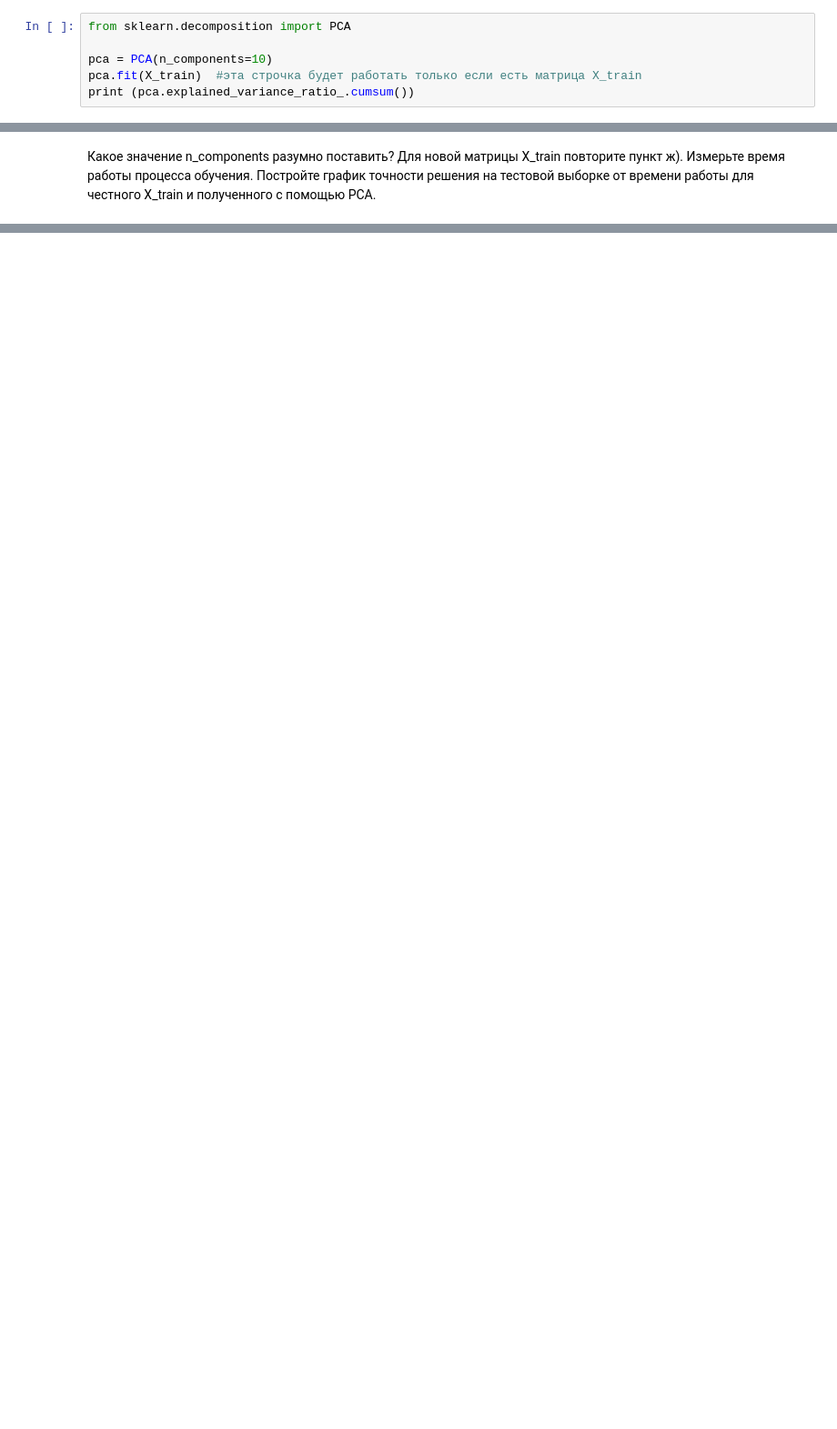
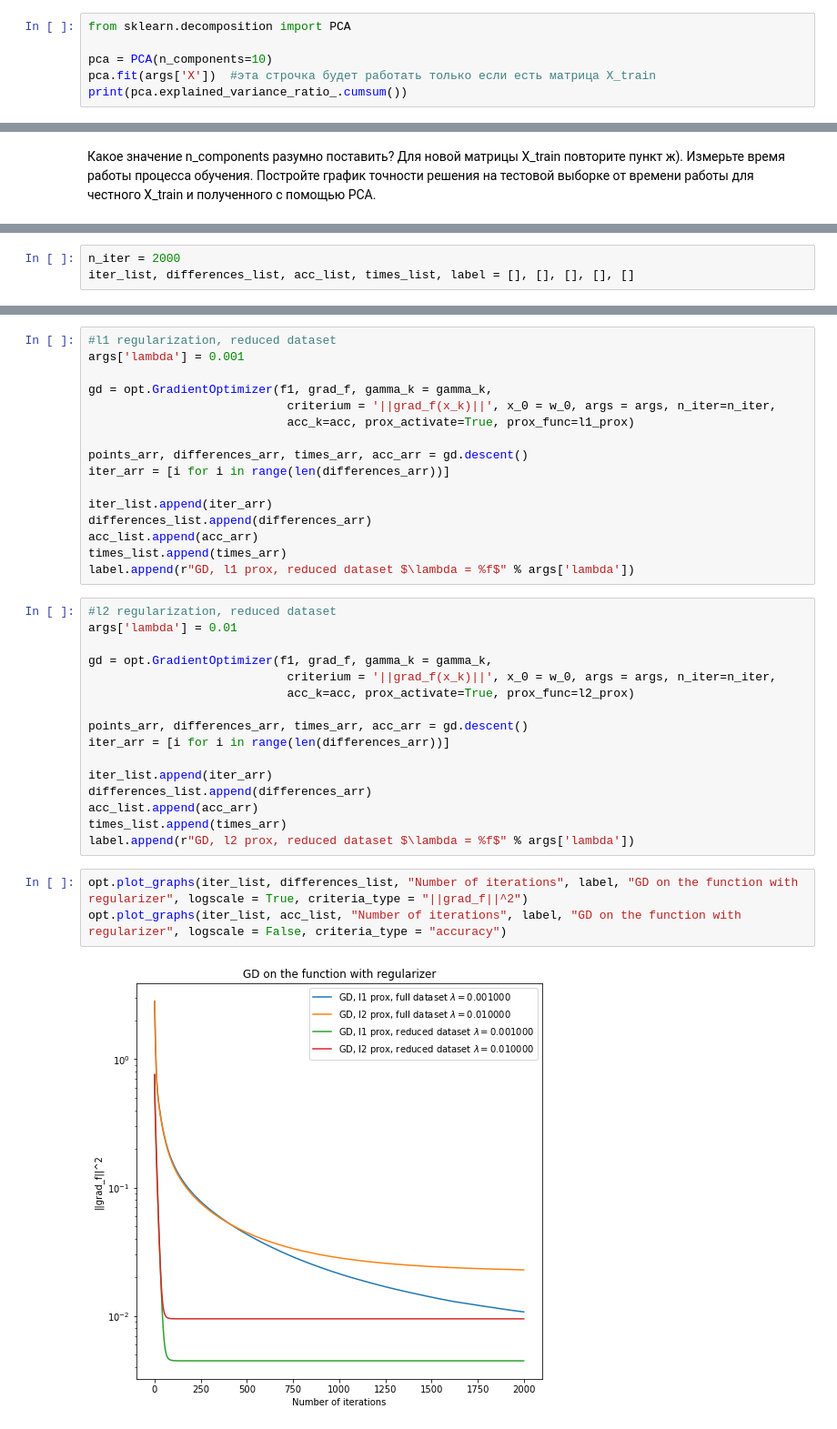
Before and after one commit to k2a07/MIPT-homeworks, a Jupyter notebook: Acharya_Kirill_Optimization_HW_2.ipynb, the cells around one changed output, grey strips where cells are left out. Shown at 91% size. Cells and saved outputs as stored; diff of their text form; blank space fills up the shorter version.

```diff
--- a/Acharya_Kirill_Optimization_HW_2.ipynb
+++ b/Acharya_Kirill_Optimization_HW_2.ipynb
@@ -380,5 +515,5 @@ __(з)__ Воспользуемся для нашей задачи методо
 from sklearn.decomposition import PCA
 
 pca = PCA(n_components=10)
-pca.fit(X_train)  #эта строчка будет работать только если есть матрица X_train
-print (pca.explained_variance_ratio_.cumsum())
+pca.fit(args['X'])  #эта строчка будет работать только если есть матрица X_train
+print(pca.explained_variance_ratio_.cumsum())
@@ -386,0 +541,3 @@ print (pca.explained_variance_ratio_.cumsum())
+# %%
+n_iter = 2000
+iter_list, differences_list, acc_list, times_list, label = [], [], [], [], []
@@ -386,0 +614,37 @@ print (pca.explained_variance_ratio_.cumsum())
+# %%
+#l1 regularization, reduced dataset
+args['lambda'] = 0.001
+
+gd = opt.GradientOptimizer(f1, grad_f, gamma_k = gamma_k,
+                            criterium = '||grad_f(x_k)||', x_0 = w_0, args = args, n_iter=n_iter,
+                            acc_k=acc, prox_activate=True, prox_func=l1_prox)
+
+points_arr, differences_arr, times_arr, acc_arr = gd.descent()
+iter_arr = [i for i in range(len(differences_arr))]
+
+iter_list.append(iter_arr)
+differences_list.append(differences_arr)
+acc_list.append(acc_arr)
+times_list.append(times_arr)
+label.append(r"GD, l1 prox, reduced dataset $\lambda = %f$" % args['lambda'])
+# %%
+#l2 regularization, reduced dataset
+args['lambda'] = 0.01
+
+gd = opt.GradientOptimizer(f1, grad_f, gamma_k = gamma_k,
+                            criterium = '||grad_f(x_k)||', x_0 = w_0, args = args, n_iter=n_iter,
+                            acc_k=acc, prox_activate=True, prox_func=l2_prox)
+
+points_arr, differences_arr, times_arr, acc_arr = gd.descent()
+iter_arr = [i for i in range(len(differences_arr))]
+
+iter_list.append(iter_arr)
+differences_list.append(differences_arr)
+acc_list.append(acc_arr)
+times_list.append(times_arr)
+label.append(r"GD, l2 prox, reduced dataset $\lambda = %f$" % args['lambda'])
+# %%
+opt.plot_graphs(iter_list, differences_list, "Number of iterations", label, "GD on the function with regularizer", logscale = True, criteria_type = "||grad_f||^2")
+opt.plot_graphs(iter_list, acc_list, "Number of iterations", label, "GD on the function with regularizer", logscale = False, criteria_type = "accuracy")
+# %% [output]
+[figure, added]
```
Also changed, not shown: parts of 26 cells of this notebook.
